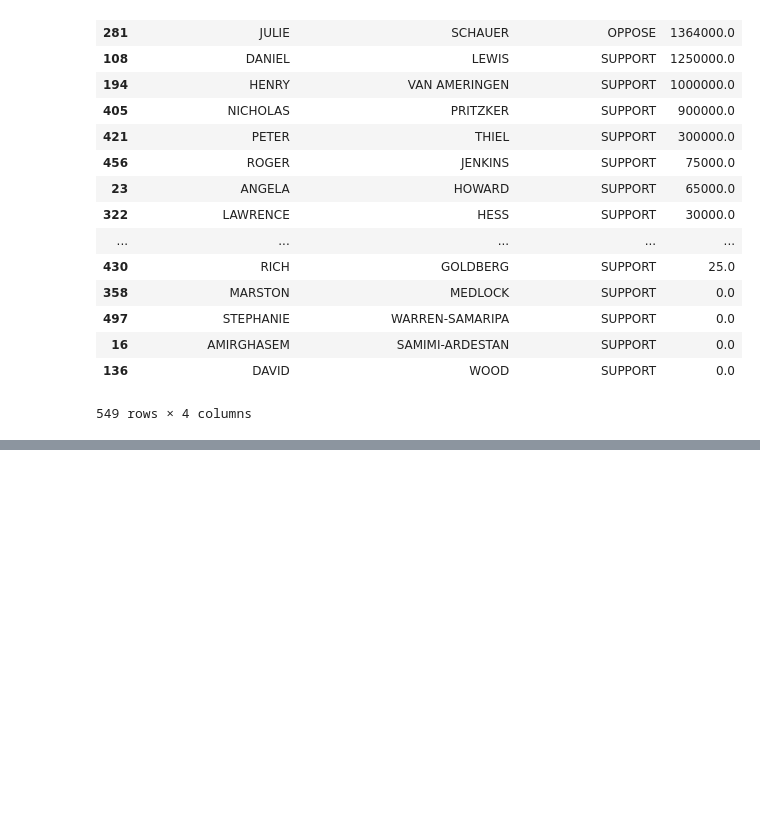
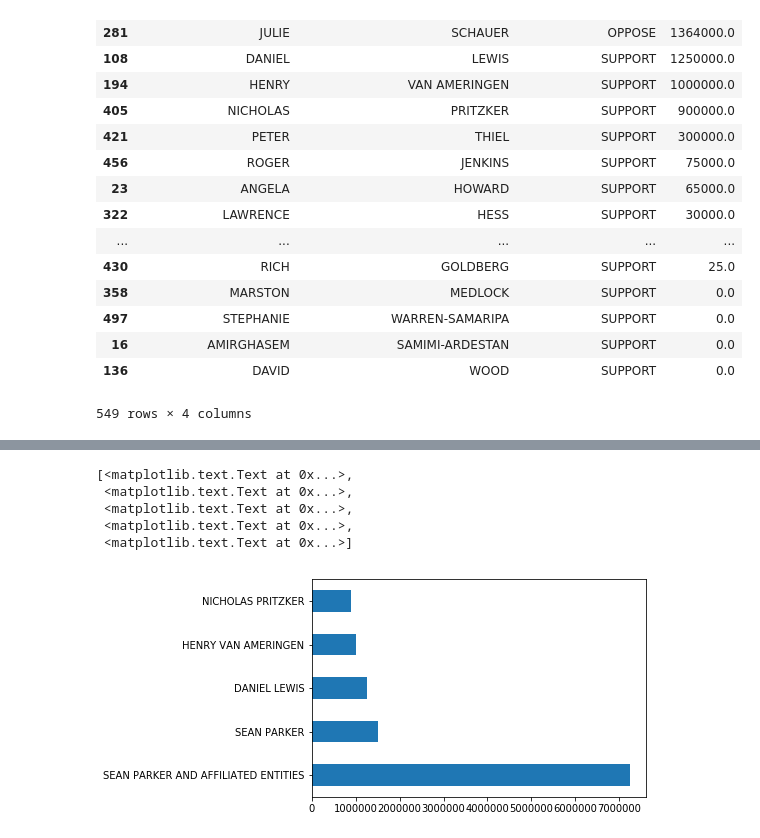
Before and after one commit to ForgottenCoast/first-python-notebook_prop64, a Jupyter notebook: Prop_64.ipynb, the cells around one changed output, grey strips where cells are left out. Drawn from its saved outputs; the diff is of its cells as text; code cells hidden in the pictures; blank space fills up the shorter version.

Commit message:
Added chart

```diff
--- a/Prop_64.ipynb
+++ b/Prop_64.ipynb
@@ -289,3 +291,5 @@ merged.groupby(["contributor_firstname","contributor_lastname","committee_positi
 | 16 | AMIRGHASEM | SAMIMI-ARDESTAN | SUPPORT | 0.0 |
 | 136 | DAVID | WOOD | SUPPORT | 0.0 |
 549 rows × 4 columns
+# %%
+top_supporters = support.groupby(["contributor_firstname","contributor_lastname"]).amount.sum().reset_index().sort_values("amount",ascending=False).head(10)
@@ -291,0 +310,2 @@ merged.groupby(["contributor_firstname","contributor_lastname","committee_positi
+# %%
+top_supporters['contributor_fullname'] = top_supporters.contributor_firstname+ " " + top_supporters.contributor_lastname
@@ -291,0 +321,10 @@ merged.groupby(["contributor_firstname","contributor_lastname","committee_positi
+# %%
+chart_ts = top_supporters.head(5).amount.plot.barh()
+chart_ts.set_yticklabels(top_supporters.contributor_fullname)
+# %% [output]
+[<matplotlib.text.Text at 0x...>,
+ <matplotlib.text.Text at 0x...>,
+ <matplotlib.text.Text at 0x...>,
+ <matplotlib.text.Text at 0x...>,
+ <matplotlib.text.Text at 0x...>]
+[figure, added]
```
Also changed, not shown: parts of 5 cells of this notebook.
